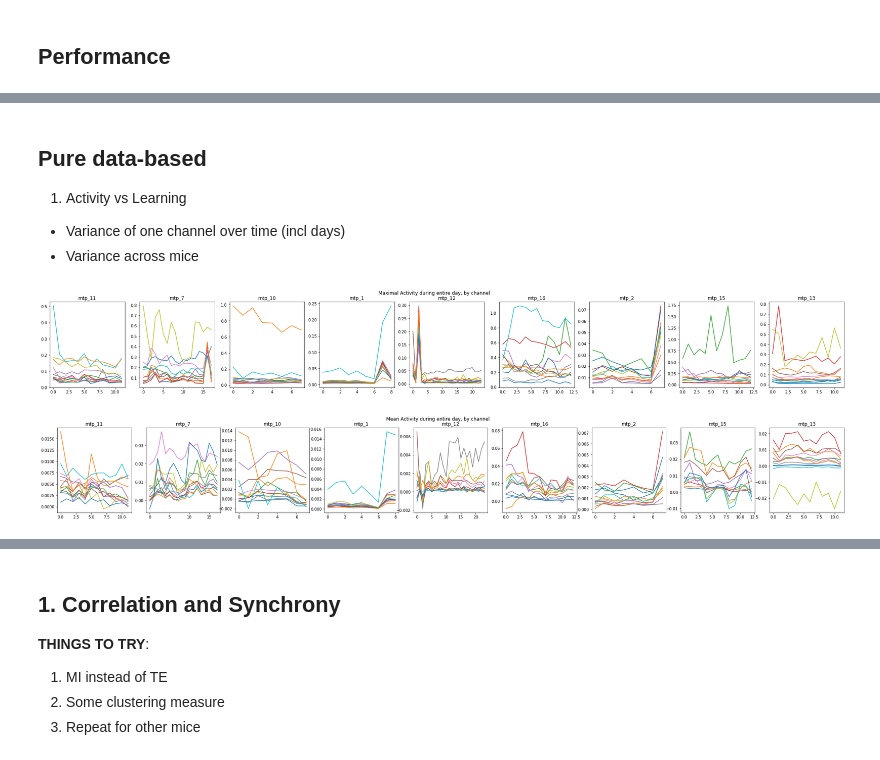
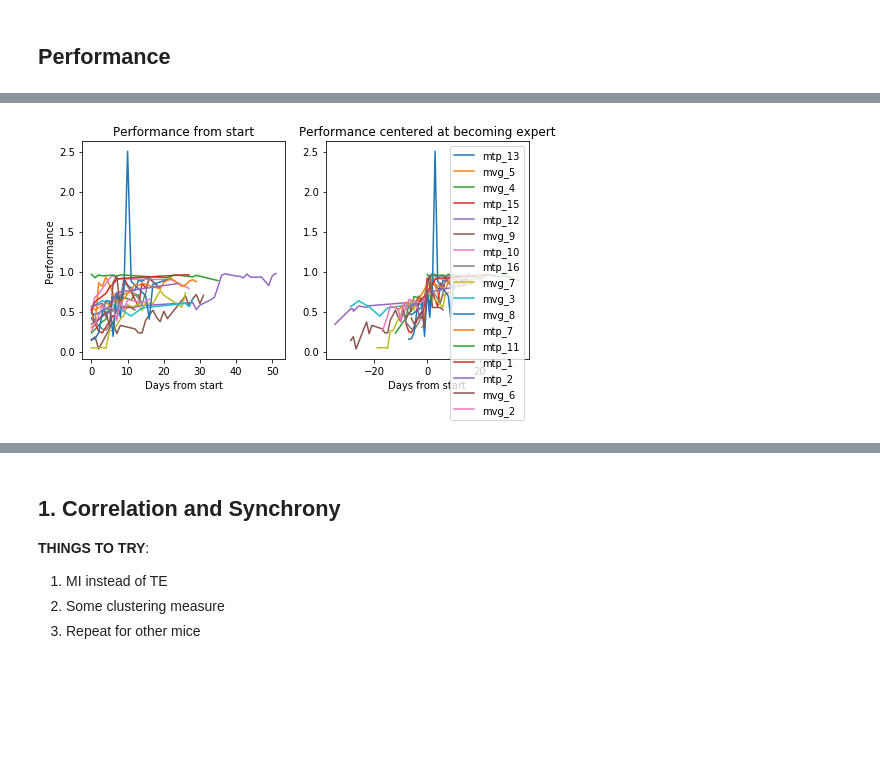
Before and after one commit to aleksejs-fomins/mesoscopic-functional-connectivity, a Jupyter notebook: codes/analysis_real/yaro_result/analysis-behavioural-neural.ipynb, the cells around one changed output, grey strips where cells are left out. Saved outputs shown, nothing was run; the diff lists cells and outputs as text; code cells hidden in the pictures; blank space fills up the shorter version.

```diff
--- a/codes/analysis_real/yaro_result/analysis-behavioural-neural.ipynb
+++ b/codes/analysis_real/yaro_result/analysis-behavioural-neural.ipynb
@@ -35,6 +40,8 @@ Appended root directory /media/aleksejs/DataHDD/work/codes/comp-neuro/analysis-m
 # %%
-tmp_path = root_path_data if 'root_path_data' in locals() else "./"
-root_path_data  = gui_fpath("Path to data collection", tmp_path)
-root_path_paw   = gui_fpath("Path to Paw data",        root_path_data)
-root_path_lick  = gui_fpath("Path to Lick data",       root_path_paw)
-root_path_whisk = gui_fpath("Path to Whisk Data",      root_path_lick)
+# tmp_path = root_path_data if 'root_path_data' in locals() else "./"
+params = {}
+params['root_path_data']  = gui_fpath("Path to data collection",  './')
+#params['root_path_paw']   = gui_fpath("Path to Paw data",         params['root_path_data'])
+#params['root_path_lick']  = gui_fpath("Path to Lick data",        params['root_path_paw'])
+#params['root_path_whisk'] = gui_fpath("Path to Whisk Data",       params['root_path_lick'])
+params['root_path_te']    = gui_fpath("Select TE results folder", params['root_path_data'])
@@ -137,0 +48,2 @@ Target trial within [0, 8] sec. Total target timesteps 161
+# %%
+dataDB = DataFCDatabase(params)
@@ -174,33 +95,4 @@ plt.show()
-# %% [markdown]
-## Pure data-based
-1. Activity vs Learning
-  * Variance of one channel over time (incl days)
-  * Variance across mice
-# %%
-nPlot = len(mice)
-fig1, ax1 = plt.subplots(ncols=nPlot, figsize=(nPlot*4, 4))
-fig2, ax2 = plt.subplots(ncols=nPlot, figsize=(nPlot*4, 4))
-fig1.suptitle("Maximal Activity during entire day, by channel")
-fig2.suptitle("Mean Activity during entire day, by channel")
-
-for iPlot, mousename in enumerate(mice):
-    mouseData = pd_filter(pathDataSets['data_path'], 'mousename', mousename)
-    if mouseData.shape[0] > 0:
-        dataIdxs = list(mouseData["date"].index)
-        nDays = len(dataIdxs)
-
-        channelMax = np.zeros((len(dataIdxs), 12))
-        channelMean = np.zeros((len(dataIdxs), 12))
-        for i, dataIdx in enumerate(dataIdxs):
-            dataThis = dataNeuronal[dataIdx]
-            channelMax[i] = np.max(dataThis, axis=(0,1))
-            channelMean[i] = np.mean(dataThis, axis=(0,1))
-
-        ax1[iPlot].set_title(mousename)
-        ax2[iPlot].set_title(mousename)
-        ax1[iPlot].plot(channelMax)
-        ax2[iPlot].plot(channelMean)
-plt.show()
-# %% [output]
-[figure, removed]
-[figure, removed]
+# %%
+data_plots.plot_performance_by_days(dataDB)
+# %% [output]
+[figure, added]
```
Also changed, not shown: parts of 14 cells of this notebook, 13 other files.
